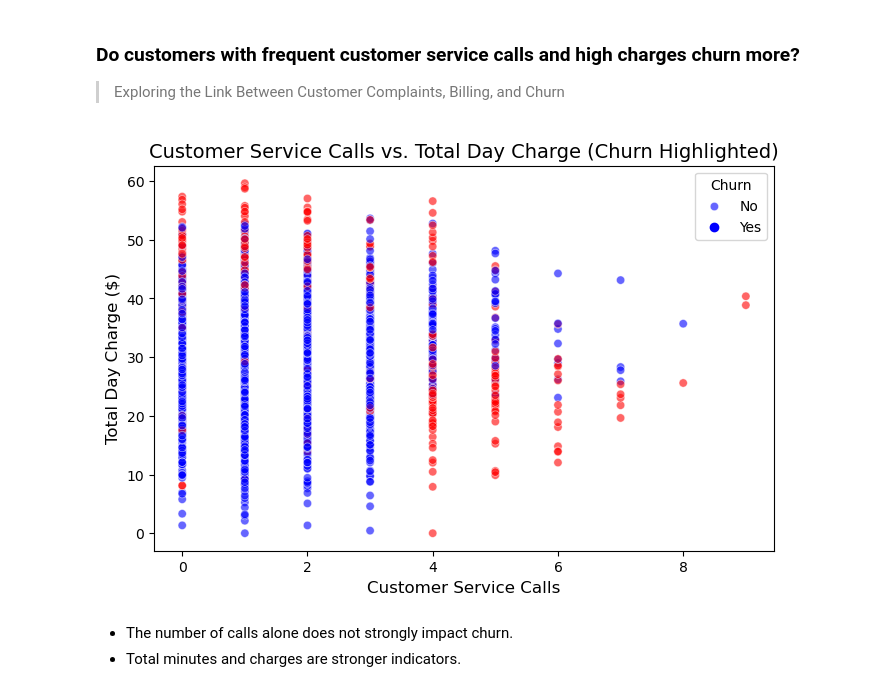
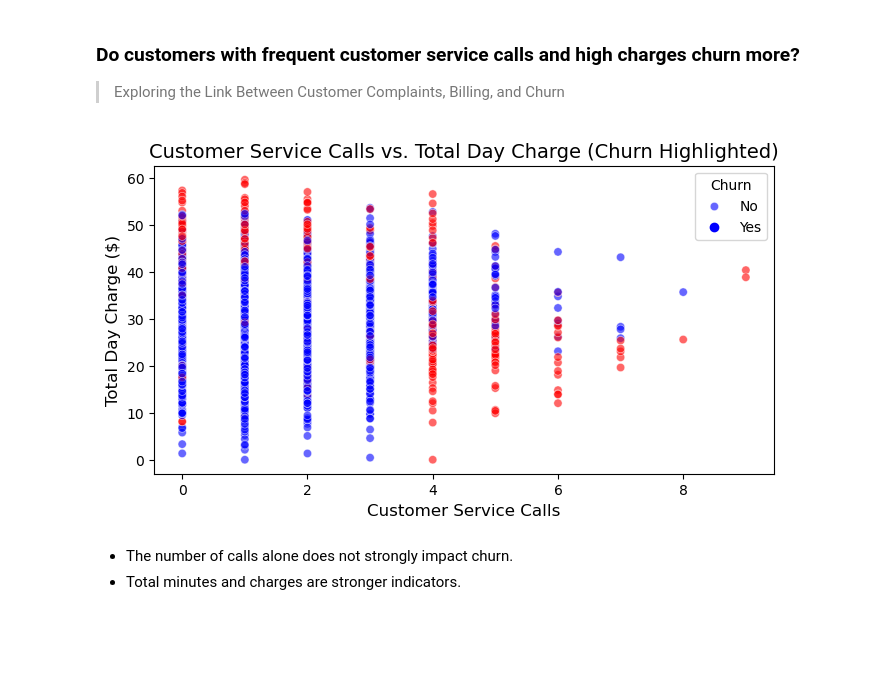
Before and after one commit to blexolonde/Customer-Churn-Prediction-for-SyriaTel, a Jupyter notebook: Syria Telecoms Churn Notebook.ipynb, the cells around one changed output. Cells and saved outputs as stored; diff of their text form; code cells hidden in the pictures; blank space fills up the shorter version.

```diff
--- a/Syria Telecoms Churn Notebook.ipynb
+++ b/Syria Telecoms Churn Notebook.ipynb
@@ -44,13 +95,20 @@ from sklearn.linear_model import LogisticRegression
 import warnings
 warnings.filterwarnings('ignore')
 # %%
-#load the dataset
+# Load the dataset
 file_path = "bigml.csv"
-with open(file_path, 'r') as file:
-    telecoms_df = pd.read_csv(file)
 
-# Print a message to confirm data loading
-print("Data loaded successfully!")
+try:
+    with open(file_path, 'r') as file:
+        telecoms_df = pd.read_csv(file)
+    # Print a message to confirm data loading
+    print("Data loaded successfully!")
+except FileNotFoundError:
+    print(f"Error: The file '{file_path}' was not found.")
+except pd.errors.EmptyDataError:
+    print(f"Error: The file '{file_path}' is empty.")
+except Exception as e:
+    print(f"An unexpected error occurred: {e}")
 # %% [output]
 Data loaded successfully!
 # %%
@@ -109,21 +228,28 @@ plt.show()
 >Exploring the Link Between Customer Complaints, Billing, and Churn
 # %%
 # Scatter plot: Customer Service Calls vs. Total Charges, colored by Churn
-plt.figure(figsize=(8, 5))
-sns.scatterplot(x=telecoms_df["customer service calls"],
-                y=telecoms_df["total day charge"],
-                hue=telecoms_df["churn"],
-                palette={0: "blue", 1: "red"}, alpha=0.6)
+plt.figure(figsize=(8, 4))
+
+sns.scatterplot(
+    x=telecoms_df["customer service calls"],
+    y=telecoms_df["total day charge"],
+    hue=telecoms_df["churn"],
+    palette={0: "blue", 1: "red"},
+    alpha=0.6
+)
 
 # Add labels
 plt.xlabel("Customer Service Calls", fontsize=12)
 plt.ylabel("Total Day Charge ($)", fontsize=12)
 plt.title("Customer Service Calls vs. Total Day Charge (Churn Highlighted)", fontsize=14)
+
+# Adjust legend
 plt.legend(title="Churn", labels=["No", "Yes"])
 
+# Display the plot
 plt.show()
 # %% [output]
-[figure, old version]
+[figure, new version]
 # %% [markdown]
 - The number of calls alone does not strongly impact churn.
 - Total minutes and charges are stronger indicators.
```
Also changed, not shown: parts of 108 cells of this notebook.
